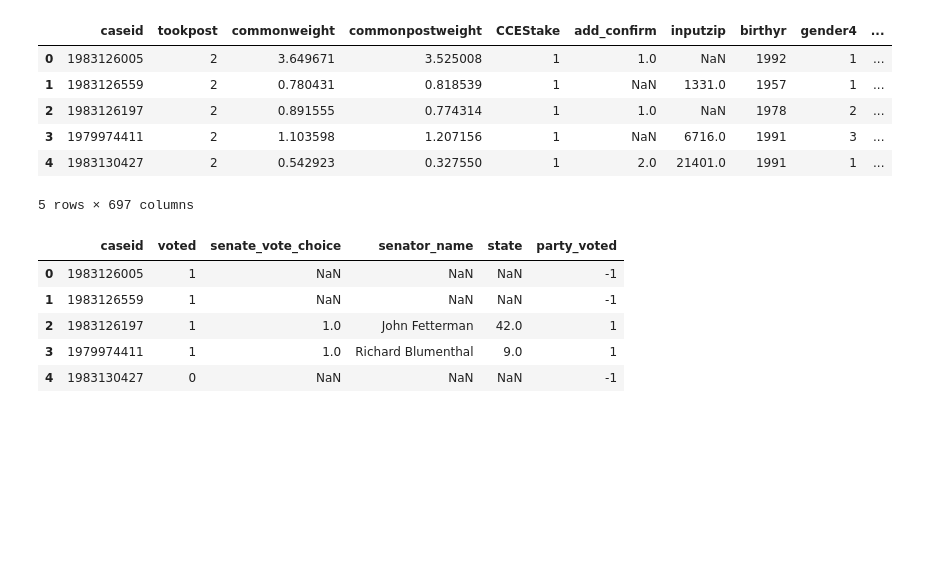
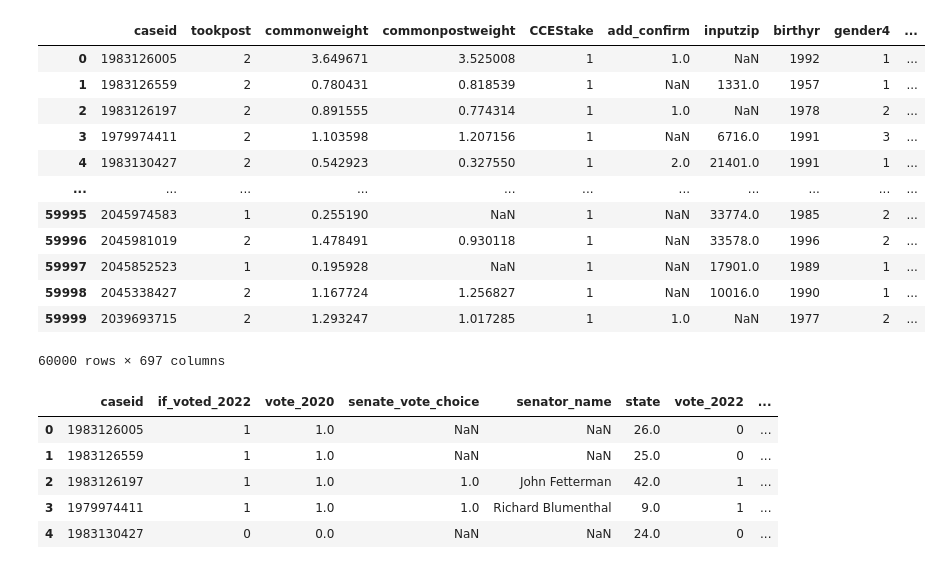
Before and after one commit to macs30200-s23/replication-materials-yuanninghuang, a Jupyter notebook: draft.ipynb, the cells around one changed output. Saved outputs shown, nothing was run; the diff lists cells and outputs as text; code cells hidden in the pictures; blank space fills up the shorter version.

```diff
--- a/draft.ipynb
+++ b/draft.ipynb
@@ -13,23 +15,30 @@ import statsmodels.formula.api as smf
 # %%
 df = pd.read_csv("../replication-materials-yuanninghuang-1/CECC/CES22_Common.csv")
 # %%
-df.head()
+df
 # %% [output]
 |  | caseid | tookpost | commonweight | commonpostweight | CCEStake | add_confirm | inputzip | birthyr | gender4 | ... |
 | 0 | 1983126005 | 2 | 3.649671 | 3.525008 | 1 | 1.0 | NaN | 1992 | 1 | ... |
 | 1 | 1983126559 | 2 | 0.780431 | 0.818539 | 1 | NaN | 1331.0 | 1957 | 1 | ... |
 | 2 | 1983126197 | 2 | 0.891555 | 0.774314 | 1 | 1.0 | NaN | 1978 | 2 | ... |
 | 3 | 1979974411 | 2 | 1.103598 | 1.207156 | 1 | NaN | 6716.0 | 1991 | 3 | ... |
 | 4 | 1983130427 | 2 | 0.542923 | 0.327550 | 1 | 2.0 | 21401.0 | 1991 | 1 | ... |
+| ... | ... | ... | ... | ... | ... | ... | ... | ... | ... | ... |
+| 59995 | 2045974583 | 1 | 0.255190 | NaN | 1 | NaN | 33774.0 | 1985 | 2 | ... |
+| 59996 | 2045981019 | 2 | 1.478491 | 0.930118 | 1 | NaN | 33578.0 | 1996 | 2 | ... |
+| 59997 | 2045852523 | 1 | 0.195928 | NaN | 1 | NaN | 17901.0 | 1989 | 1 | ... |
+| 59998 | 2045338427 | 2 | 1.167724 | 1.256827 | 1 | NaN | 10016.0 | 1990 | 1 | ... |
+| 59999 | 2039693715 | 2 | 1.293247 | 1.017285 | 1 | 1.0 | NaN | 1977 | 2 | ... |
-5 rows × 697 columns
+60000 rows × 697 columns
 # %%
 # Create a new dataframe with 'caseid', 'voted', and 'senate_vote_choice' columns
 new_df = df[['caseid']].copy()
 
 # Create the 'voted' variable
-new_df['voted'] = (df['CC22_401'] == 5).astype(int)
+new_df['if_voted_2022'] = (df['CC22_401'] == 5).astype(int)
 
 def get_senate_vote_choice(row):
+    vote_20 = row['presvote20post']
     pre_vote = row['CC22_365_voted']
     post_vote = row['CC22_411']
     pre_state = row['inputstate']
@@ -41,35 +50,56 @@ def get_senate_vote_choice(row):
         else:
             return None, None
 
+    #if individual voted for trump in 2020, code -1, if voted for Biden code 1, others and missing and did not vote code 0
+    if vote_20 == 2:
+        vote_20 = -1
+    elif vote_20 == 1:
+        vote_20 = 1
+    else:
+        vote_20 = 0
+
+
     if pd.notna(pre_vote) and pd.notna(post_vote):
         if pre_vote == post_vote:
             name, party = get_candidate_info(post_vote, '_post')
-            return post_vote, name, party, post_state
+            return vote_20, post_vote, name, party, post_state
         else:
-            return float('nan'), None, None, None  # set as missing if contradictory responses
+            return vote_20, float('nan'), None, None, None  # set as missing if contradictory responses
     elif pd.notna(pre_vote):
         name, party = get_candidate_info(pre_vote)
-        return pre_vote, name, party, pre_state
+        return vote_20, pre_vote, name, party, pre_state
     elif pd.notna(post_vote):
         name, party = get_candidate_info(post_vote, '_post')
-        return post_vote, name, party, post_state
+        return vote_20, post_vote, name, party, post_state
     else:
-        return float('nan'), None, None, None  # set as missing if both are missing
+        if pd.isna(pre_state):
+            return vote_20, float('nan'), None, None, post_state
+        elif pd.isna(pre_state):
+            return vote_20, float('nan'), None, None, pre_state
+        elif pre_state == post_state:
+            return vote_20, float('nan'), None, None, pre_state
+        else:
+            return vote_20, float('nan'), None, None, None
+
 
 # Apply the updated function to the dataframe
-new_df[['senate_vote_choice', 'senator_name', 'party', 'state']] = df.apply(get_senate_vote_choice, axis=1, result_type='expand')
+new_df[['vote_2020', 'senate_vote_choice', 'senator_name', 'party', 'state']] = df.apply(get_senate_vote_choice, axis=1, result_type='expand')
 
-#if voted for republican senator, party_voted is 0, if voted for democrats, party_voted is 1. Otherwise the value is -1
-new_df['party_voted'] = new_df['party'].apply(lambda party: 1 if party == 'Democratic' else (0 if party == 'Republican' else (-1 if pd.isna(party) else 2)))
+#if voted for republican senator, party_voted is -1, if voted for democrats, party_voted is 1. if other or missing, the value is 0
+new_df['vote_2022'] = new_df['party'].apply(lambda party: 1 if party == 'Democratic' else (-1 if party == 'Republican' else 0))
 new_df = new_df.drop(columns=['party'])
 
+#turn_out_diff measures how people's voting behavior changes.
+# If the variable is negative, people voted more for republican in the midterm compared to 2020
+new_df['turn_out_diff'] = new_df['vote_2022'] - new_df['vote_2020']
+
 new_df.head()
 # %% [output]
-|  | caseid | voted | senate_vote_choice | senator_name | state | party_voted |
-| 0 | 1983126005 | 1 | NaN | NaN | NaN | -1 |
-| 1 | 1983126559 | 1 | NaN | NaN | NaN | -1 |
-| 2 | 1983126197 | 1 | 1.0 | John Fetterman | 42.0 | 1 |
-| 3 | 1979974411 | 1 | 1.0 | Richard Blumenthal | 9.0 | 1 |
-| 4 | 1983130427 | 0 | NaN | NaN | NaN | -1 |
+|  | caseid | if_voted_2022 | vote_2020 | senate_vote_choice | senator_name | state | vote_2022 | ... |
+| 0 | 1983126005 | 1 | 1.0 | NaN | NaN | 26.0 | 0 | ... |
+| 1 | 1983126559 | 1 | 1.0 | NaN | NaN | 25.0 | 0 | ... |
+| 2 | 1983126197 | 1 | 1.0 | 1.0 | John Fetterman | 42.0 | 1 | ... |
+| 3 | 1979974411 | 1 | 1.0 | 1.0 | Richard Blumenthal | 9.0 | 1 | ... |
+| 4 | 1983130427 | 0 | 0.0 | NaN | NaN | 24.0 | 0 | ... |
 # %%
 # Add the specified columns from 'df' to 'new_df'
```
Also changed, not shown: parts of 70 cells of this notebook, 2 other files.
